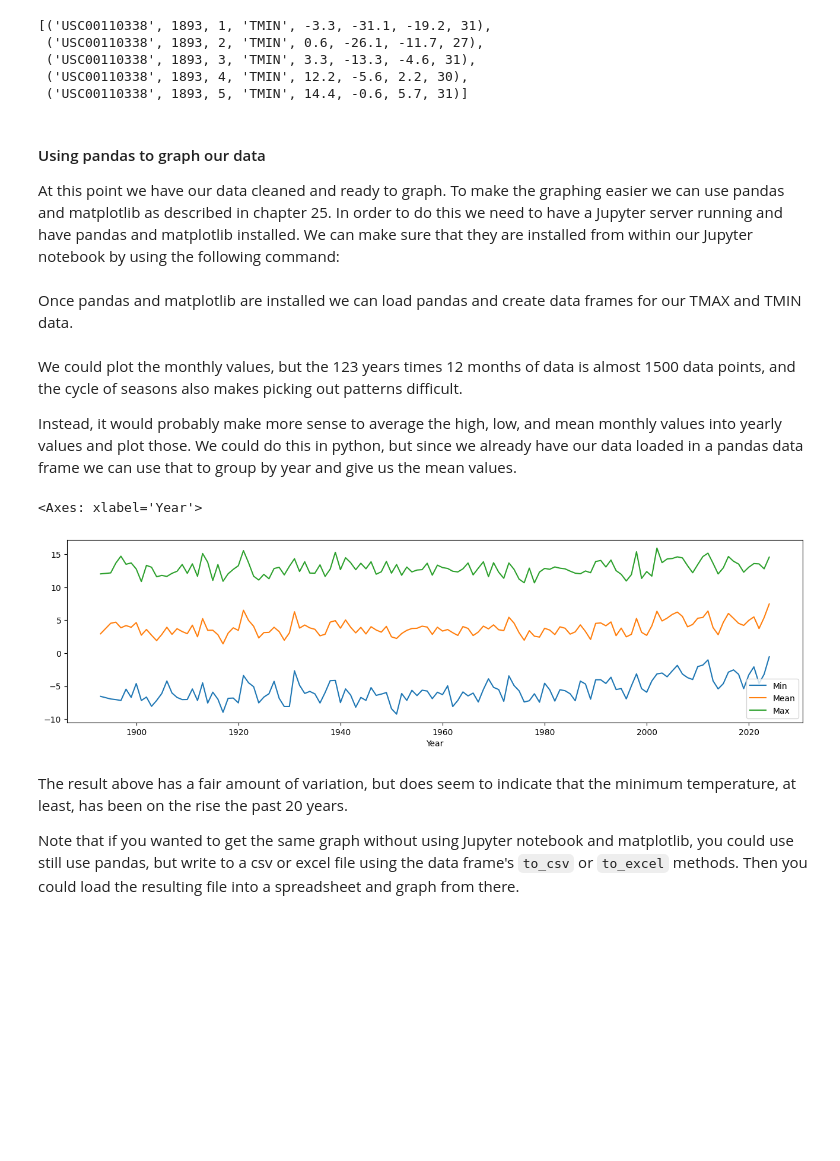
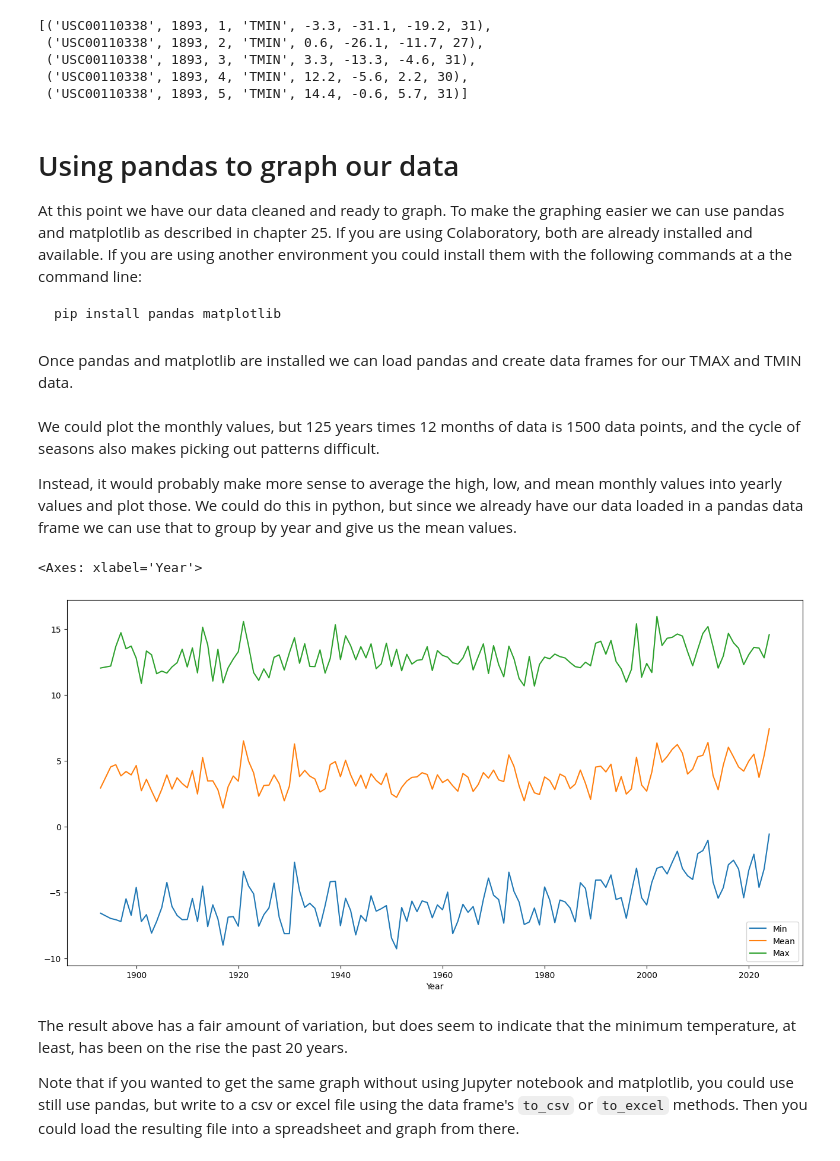
Before and after one commit to nceder/qpb4e, a Jupyter notebook: code/Case Study/Case_Study.ipynb, the cells around one changed output. Drawn from its saved outputs; the diff is of its cells as text; code cells hidden in the pictures; blank space fills up the shorter version.

````diff
--- a/code/Case Study/Case_Study.ipynb
+++ b/code/Case Study/Case_Study.ipynb
@@ -201,9 +201,15 @@ The `readme.txt` file tells us what we've got in the inventory file, so we can p
 # %%
-# parse to named tuples
+# use dataclass to create a custom Inventory class
+from dataclasses import dataclass
 
-# use namedtuple to create a custom Inventory class
-from collections import namedtuple
-Inventory = namedtuple("Inventory", ['station', 'latitude', 'longitude', 'element', 'start', 'end'])
+@dataclass
+class Inventory:
+   station:str
+   latitude: float
+   longitude: float
+   element:str
+   start:int
+   end:int
 # %% [markdown]
 Using the Inventory class we created is very straightforward - we simply need to create each instance from the appropriate values, in this case a parsed row of inventory data.
 
@@ -233,5 +239,5 @@ To do pick out what we need quickly we can use a list comprehension to make a su
 # %%
 inventory_temps = [x for x in inventory if x.element in ['TMIN', 'TMAX']
-                   and x.end >= 2015 and x.start < 1920]
+                   and x.end >= 2024 and x.start < 1920]
 inventory_temps[:5]
 # %% [output]
@@ -625,9 +631,13 @@ tmin_data[:5]
  ('USC00110338', 1893, 4, 'TMIN', 12.2, -5.6, 2.2, 30),
  ('USC00110338', 1893, 5, 'TMIN', 14.4, -0.6, 5.7, 31)]
 # %% [markdown]
-#### Using pandas to graph our data
+# Using pandas to graph our data
 
-At this point we have our data cleaned and ready to graph. To make the graphing easier we can use pandas and matplotlib as described in chapter 25. In order to do this we need to have a Jupyter server running and have pandas and matplotlib installed. We can make sure that they are installed from within our Jupyter notebook by using the following command:
+At this point we have our data cleaned and ready to graph. To make the graphing easier we can use pandas and matplotlib as described in chapter 25. If you are using Colaboratory, both are already installed and available. If you are using another environment you could install them with the following commands at a the command line:
+
+```
+pip install pandas matplotlib
+```
 # %%
 import pandas as pd
 %matplotlib inline
@@ -637,16 +647,16 @@ Once pandas and matplotlib are installed we can load pandas and create data fram
 tmax_df = pd.DataFrame(tmax_data, columns=['Station', 'Year', 'Month', 'Element', 'Max', 'Min', 'Mean', 'Days'])
 tmin_df = pd.DataFrame(tmin_data, columns=['Station', 'Year', 'Month', 'Element', 'Max', 'Min', 'Mean', 'Days'])
 # %% [markdown]
-We could plot the monthly values, but the 123 years times 12 months of data is almost 1500 data points, and the cycle of seasons also makes picking out patterns difficult.
+We could plot the monthly values, but 125 years times 12 months of data is  1500 data points, and the cycle of seasons also makes picking out patterns difficult.
 
 Instead, it would probably make more sense to average the high, low, and mean monthly values into yearly values and plot those. We could do this in python, but since we already have our data loaded in a pandas data frame we can use that to group by year and give us the mean values.
 # %%
 # select Year, Min, Max, Mean columns, group by year, average and line plot
 
-tmin_df[['Year','Min', 'Mean', 'Max']].groupby('Year').mean().plot( kind='line', figsize=(16, 4))
+tmin_df[['Year','Min', 'Mean', 'Max']].groupby('Year').mean().plot( kind='line', figsize=(16, 8))
 # %% [output]
 <Axes: xlabel='Year'>
-[figure, old version]
+[figure, new version]
 # %% [markdown]
 The result above has a fair amount of variation, but does seem to indicate that the minimum temperature, at least, has been on the rise the past 20 years.
 
````
Also changed, not shown: parts of 9 cells of this notebook.
